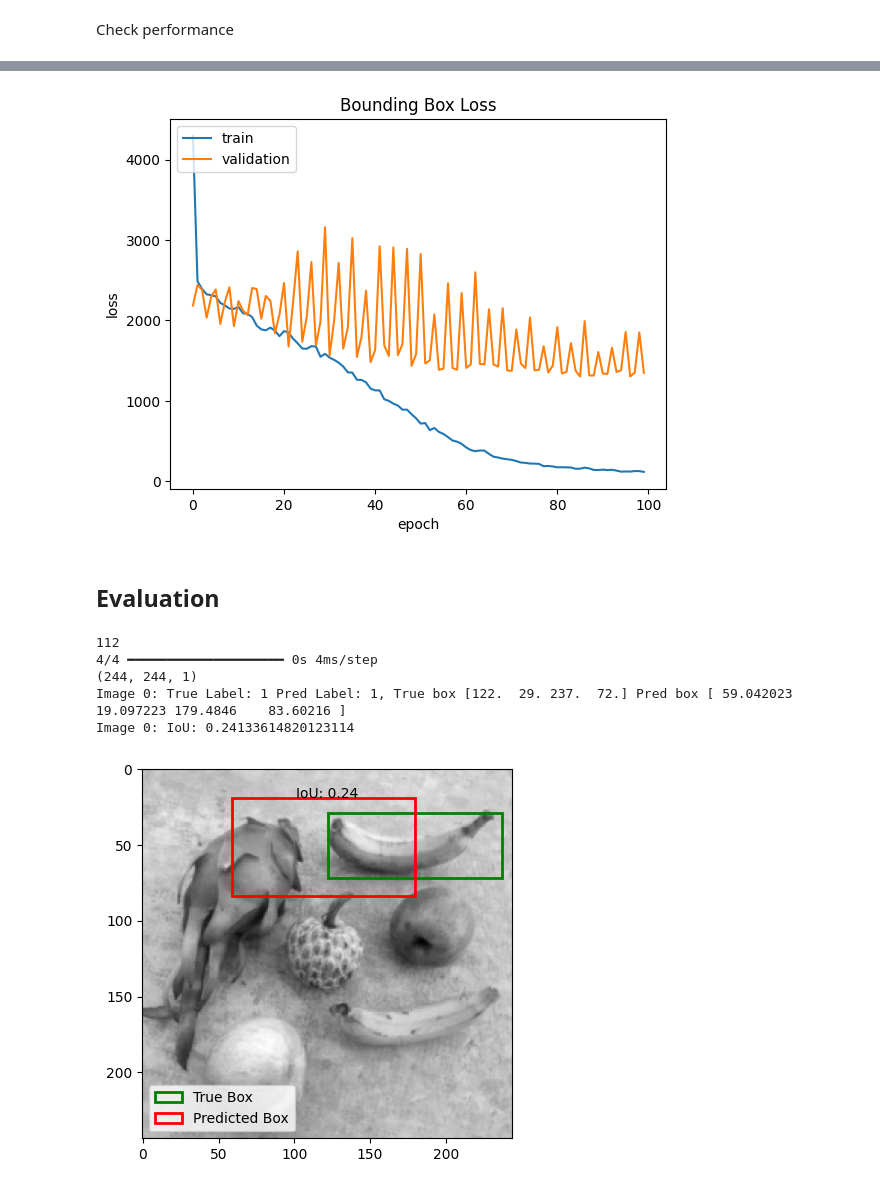
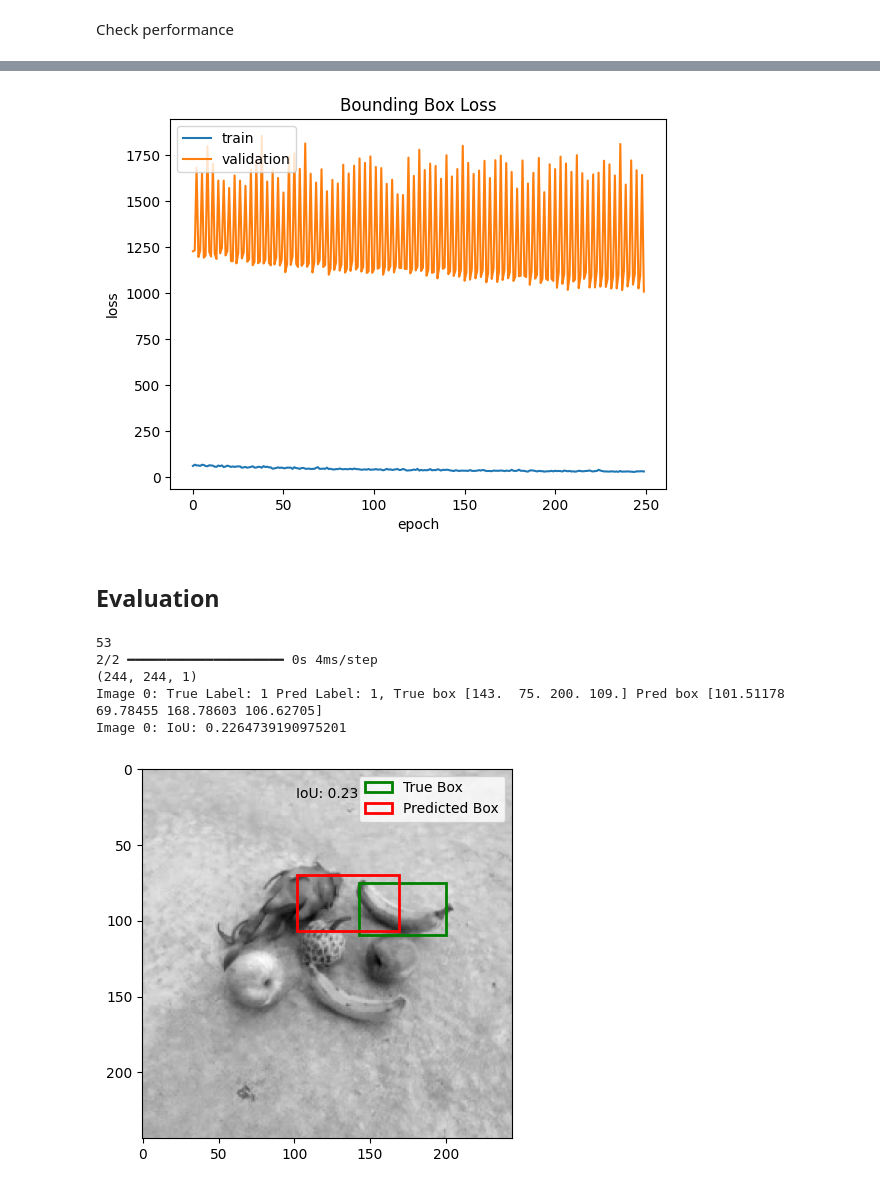
Before and after one commit to miam-bonbon/assignment-computer-vision, a Jupyter notebook: assignment_computer_vision.ipynb, the cells around one changed output, grey strips where cells are left out. Saved outputs shown, nothing was run; the diff lists cells and outputs as text; code cells hidden in the pictures.

Commit message:
trained 250 epochs, predict 10 images from test set

```diff
--- a/assignment_computer_vision.ipynb
+++ b/assignment_computer_vision.ipynb
@@ -448,6 +448,14 @@ def tune_validation_ds(dataset):
     return dataset
 # %%
 validation_ds = tune_validation_ds(raw_validation_ds)
+# %%
+def tune_test_ds(dataset):
+    dataset = dataset.map(format_instance, num_parallel_calls=tf.data.AUTOTUNE)
+    dataset = dataset.batch(len(test_image_files) // 4)
+    dataset = dataset.repeat()
+    return dataset
+# %%
+test_ds = tune_test_ds(raw_test_ds)
 # %% [markdown]
 ### Dataset ispection
 # %%
@@ -577,11 +585,12 @@ plot_model(model, show_shapes=True, show_layer_names=True)
 # %% [output]
 [figure]
 # %%
-EPOCHS = 100
+EPOCHS = 250
 
 history = model.fit(train_ds,
                     steps_per_epoch=(len(train_image_files) // BATCH_SIZE),
                     validation_data=validation_ds, validation_steps=1,
-                    epochs=EPOCHS,
-                    verbose=1)
+                    epochs=EPOCHS
+                    # ,verbose=0
+                    )
 # %% [output]
@@ -633,7 +642,7 @@ plt.xlabel('epoch')
 plt.legend(['train', 'validation'], loc='upper left')
 plt.show()
 # %% [output]
-[figure, old version]
+[figure, new version]
 # %% [markdown]
 ## Evaluation
 # %%
@@ -670,13 +679,13 @@ def calculate_iou(box1, box2):
     iou = intersection_area / float(box1_area + box2_area - intersection_area)
     return iou
 # %%
-# Predict some examples from the validation set
+# Predict some examples from the test set
 
 import matplotlib.pyplot as plt
 import matplotlib.patches as patches
 import numpy as np
 
-for image, (label, box) in validation_ds.take(1):  # Predict the first 3 images
+for image, (label, box) in test_ds.take(1):  # Get the first batch
     print(len(image))
     # Get predictions
     predictions = model.predict(image)
@@ -686,7 +695,7 @@ for image, (label, box) in validation_ds.take(1):  # Predict the first 3 images
     predicted_boxes = predictions[1]
 
 
-    for i in range(1): # Iterate over 1?
+    for i in range(10): # predict 10 images from the batch
         # Convert image to NumPy array
         print(image[i].numpy().shape)
         img = image[i].numpy()[:, :, 0]
@@ -698,35 +707,35 @@ for image, (label, box) in validation_ds.take(1):  # Predict the first 3 images
         # Get predicted values
         pred_label = predicted_labels[i].argmax()
         pred_box = predicted_boxes[i]
         print(f"Image {i}: True Label: {true_label} Pred Label: {pred_label}, True box {true_box} Pred box {pred_box}")
 
         # Create plot
         fig, ax = plt.subplots(1)
         ax.imshow(img, cmap='gray')
 
         # Add true bounding box
         rect_true = patches.Rectangle((true_box[0], true_box[1]), (true_box[2]-true_box[0]), (true_box[3]-true_box[1]), linewidth=2, edgecolor='g', facecolor='none', label='True Box')
         ax.add_patch(rect_true)
 
         # Add predicted bounding box
         rect_pred = patches.Rectangle((pred_box[0], pred_box[1]), (pred_box[2]-pred_box[0]), (pred_box[3]-pred_box[1]), linewidth=2, edgecolor='r', facecolor='none', label='Predicted Box')
         ax.add_patch(rect_pred)
 
         ax.legend()
 
         # Calculate IoU
         iou = calculate_iou(true_box, pred_box)
         print(f"Image {i}: IoU: {iou}")
 
         # Add IoU to the plot (optional)
         plt.text(0.5, 0.95, f"IoU: {iou:.2f}", ha='center', va='top', transform=ax.transAxes)  # Position the text
 
         # Display the plot
         plt.show()
 # %% [output]
-112
-4/4 ━━━━━━━━━━━━━━━━━━━━ 0s 4ms/step
+53
+2/2 ━━━━━━━━━━━━━━━━━━━━ 0s 4ms/step
 (244, 244, 1)
-Image 0: True Label: 1 Pred Label: 1, True box [122.  29. 237.  72.] Pred box [ 59.042023  19.097223 179.4846    83.60216 ]
-Image 0: IoU: 0.24133614820123114
+Image 0: True Label: 1 Pred Label: 1, True box [143.  75. 200. 109.] Pred box [101.51178  69.78455 168.78603 106.62705]
+Image 0: IoU: 0.2264739190975201
-[figure, old version]
+[figure, new version]
```
Also changed, not shown: parts of 3 cells of this notebook.
